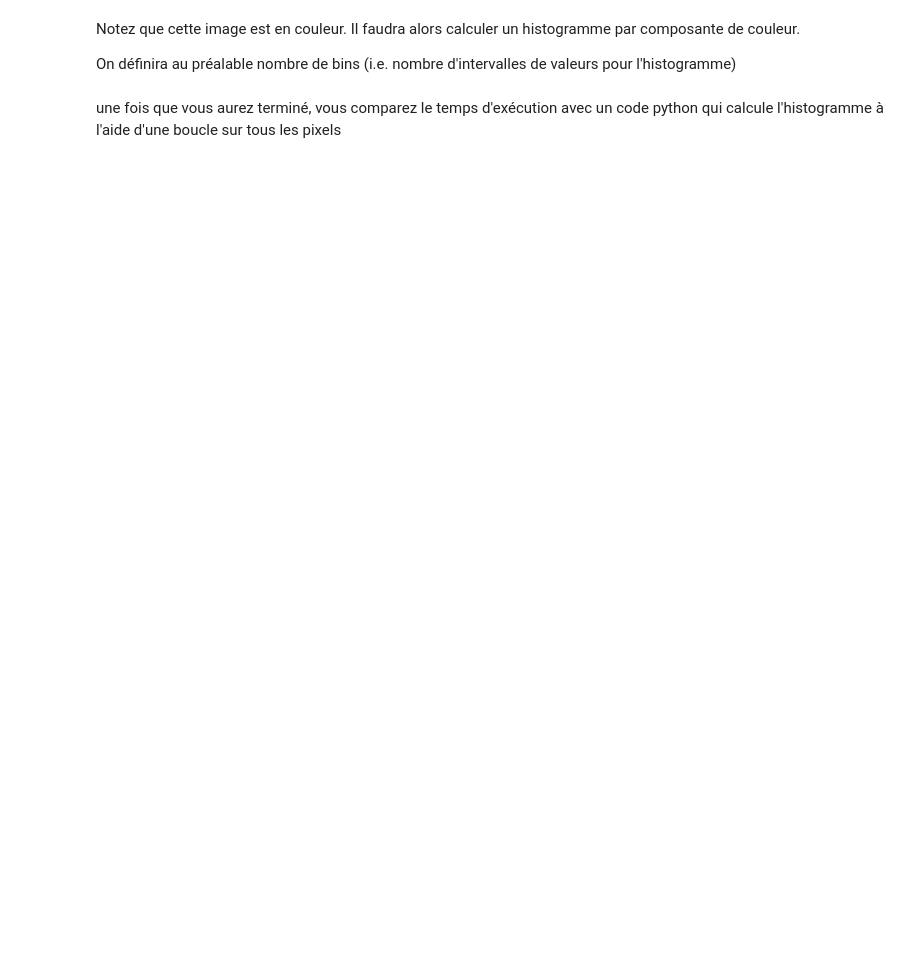
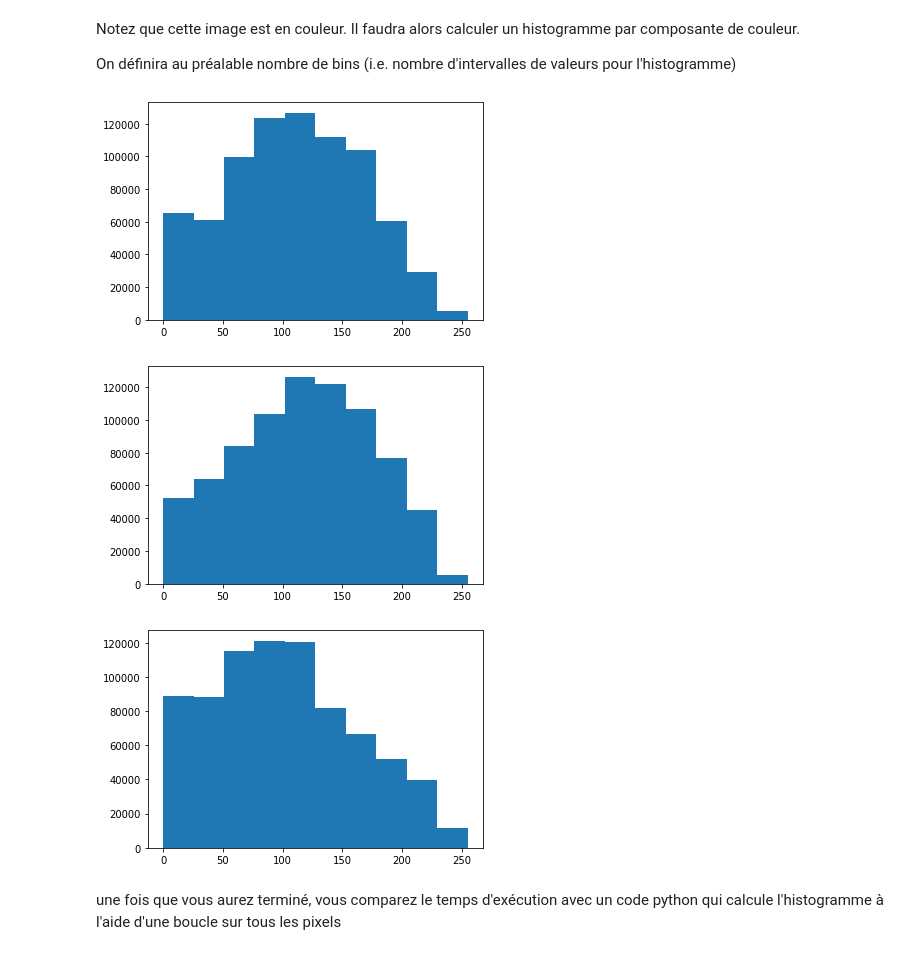
Before and after one commit to MrRedbloX/M1_INFO, a Jupyter notebook: INF2245_BigData/TP4/cuda.ipynb, the cells around one changed output. Saved outputs shown, nothing was run; the diff lists cells and outputs as text; code cells hidden in the pictures; blank space fills up the shorter version.

```diff
--- a/INF2245_BigData/TP4/cuda.ipynb
+++ b/INF2245_BigData/TP4/cuda.ipynb
@@ -99,5 +168,58 @@ Notez que cette image est en couleur. Il faudra alors calculer un histogramme pa
 On définira au préalable nombre de bins (i.e. nombre d'intervalles de valeurs pour l'histogramme)
 # %%
 nbins = 10 # 256 pour avoir un bin = 1 couleur
+# %%
+img = f.astype(numpy.int32)
+
+mod = SourceModule("""
+__global__ void histo(int * dest, int * target, int n) {
+  int i = ((blockDim.x * blockDim.y * gridDim.x * blockIdx.y) +
+            (blockDim.x * blockDim.y * blockIdx.x) +
+            (blockDim.x * threadIdx.y) +
+            threadIdx.x) * 3;
+
+  if(i < n) {
+
+    int r = target[i];
+    int g = target[i + 1];
+    int b = target[i + 2];
+
+    int indR = r;
+    int indG = g + 256;
+    int indB = b + 512;
+
+    atomicAdd(&dest[indR], 1);
+    atomicAdd(&dest[indG], 1);
+    atomicAdd(&dest[indB], 1);
+
+  }
+
+}
+""")
+
+histo = mod.get_function("histo")
+
+dest = numpy.zeros(768, dtype = "int32")
+
+t_start = time.time();
+
+histo(
+        drv.Out(dest), drv.In(img), numpy.int32(f.shape[0]*f.shape[1]*f.shape[2]),
+        block=(1000,1,1), grid=(272,272))
+
+t_cuda = time.time() - t_start;
+
+plt.hist(x = numpy.arange(256), range = (0, 255), weights = dest.reshape(3, 256)[0], bins = nbins);
+plt.show()
+
+plt.hist(x = numpy.arange(256), range = (0, 255), weights = dest.reshape(3, 256)[1], bins = nbins);
+plt.show()
+
+plt.hist(x = numpy.arange(256), range = (0, 255), weights = dest.reshape(3, 256)[2], bins = nbins);
+plt.show()
+# %% [output]
+[figure, added]
+[figure, added]
+[figure, added]
 # %% [markdown]
 une fois que vous aurez terminé, vous comparez le temps d'exécution avec un code python qui calcule l'histogramme à l'aide d'une boucle sur tous les pixels
```
Also changed, not shown: parts of 11 cells of this notebook.
